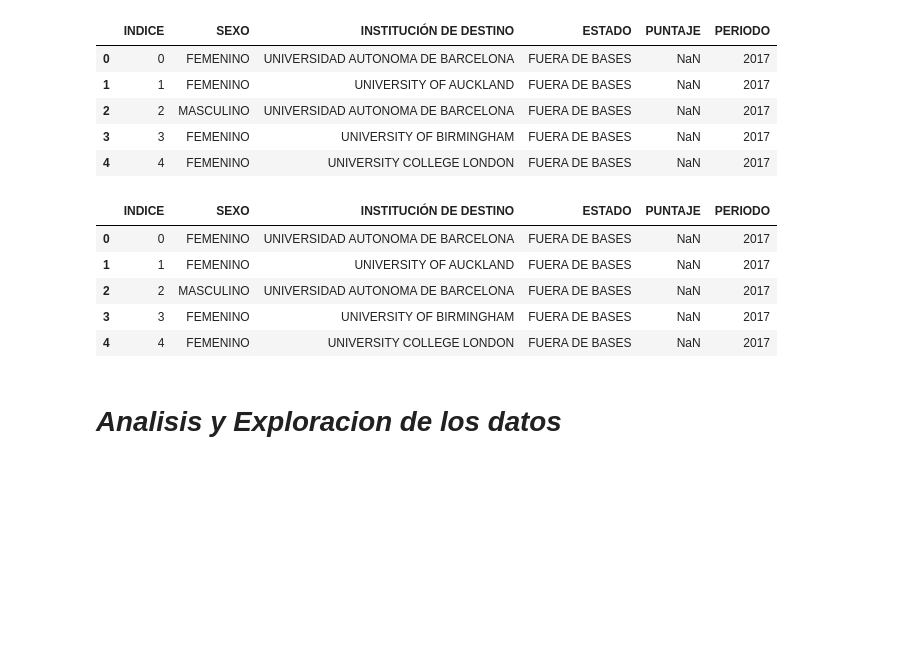
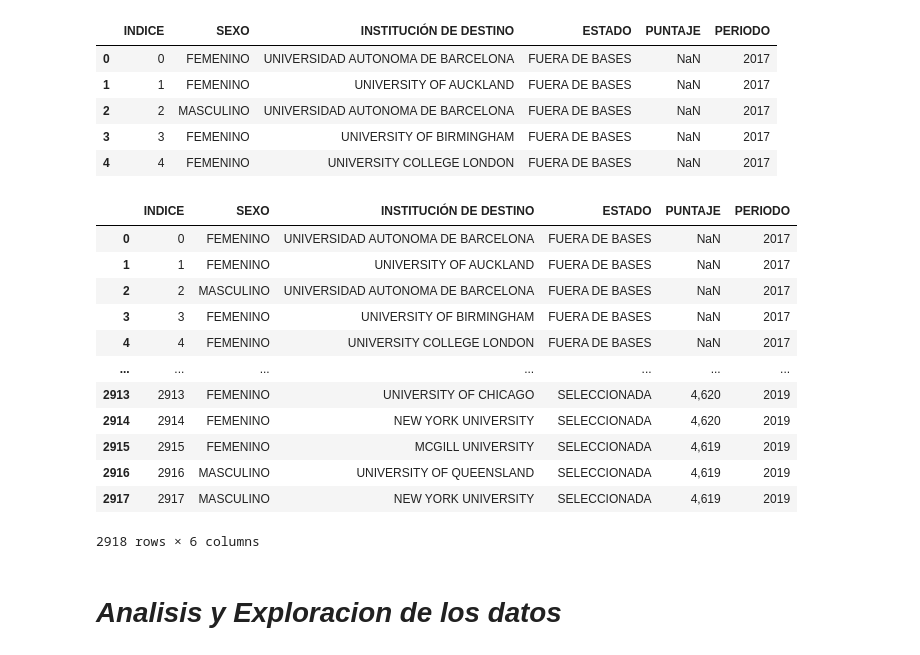
Before and after one commit to Foco22/BECAS_MAGISTER, a Jupyter notebook: AnalisisBase.ipynb, the cells around one changed output. Cells and saved outputs as stored; diff of their text form; code cells hidden in the pictures; blank space fills up the shorter version.

```diff
--- a/AnalisisBase.ipynb
+++ b/AnalisisBase.ipynb
@@ -186,14 +186,21 @@ for i in df['ESTADO']:
         df.iloc[conteo,3] = 'SELECCIONADA'
     conteo =  conteo + 1
 # %%
-df.head()
+df
 # %% [output]
 |  | INDICE | SEXO | INSTITUCIÓN DE DESTINO | ESTADO | PUNTAJE | PERIODO |
 | 0 | 0 | FEMENINO | UNIVERSIDAD AUTONOMA DE BARCELONA | FUERA DE BASES | NaN | 2017 |
 | 1 | 1 | FEMENINO | UNIVERSITY OF AUCKLAND | FUERA DE BASES | NaN | 2017 |
 | 2 | 2 | MASCULINO | UNIVERSIDAD AUTONOMA DE BARCELONA | FUERA DE BASES | NaN | 2017 |
 | 3 | 3 | FEMENINO | UNIVERSITY OF BIRMINGHAM | FUERA DE BASES | NaN | 2017 |
 | 4 | 4 | FEMENINO | UNIVERSITY COLLEGE LONDON | FUERA DE BASES | NaN | 2017 |
+| ... | ... | ... | ... | ... | ... | ... |
+| 2913 | 2913 | FEMENINO | UNIVERSITY OF CHICAGO | SELECCIONADA | 4,620 | 2019 |
+| 2914 | 2914 | FEMENINO | NEW YORK UNIVERSITY | SELECCIONADA | 4,620 | 2019 |
+| 2915 | 2915 | FEMENINO | MCGILL UNIVERSITY | SELECCIONADA | 4,619 | 2019 |
+| 2916 | 2916 | MASCULINO | UNIVERSITY OF QUEENSLAND | SELECCIONADA | 4,619 | 2019 |
+| 2917 | 2917 | MASCULINO | NEW YORK UNIVERSITY | SELECCIONADA | 4,619 | 2019 |
+2918 rows × 6 columns
 # %% [markdown]
 # ***Analisis y Exploracion de los datos***
 # %%
```
